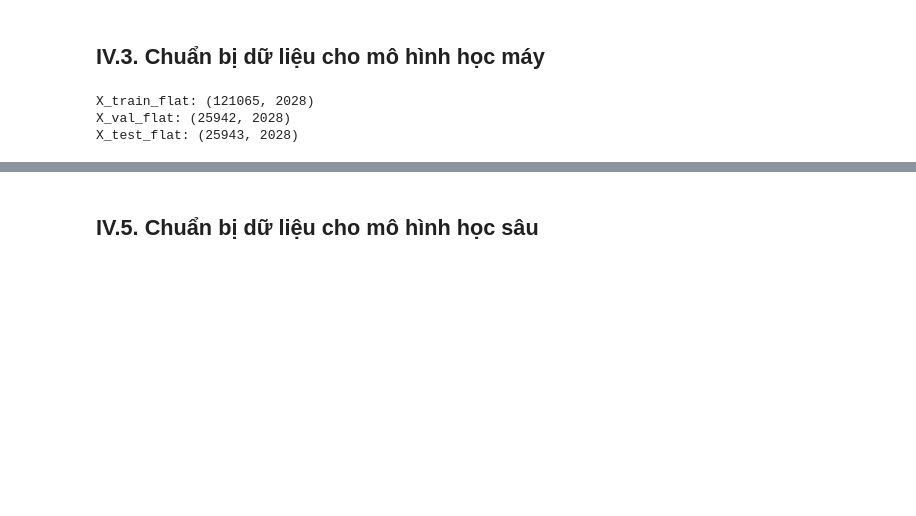
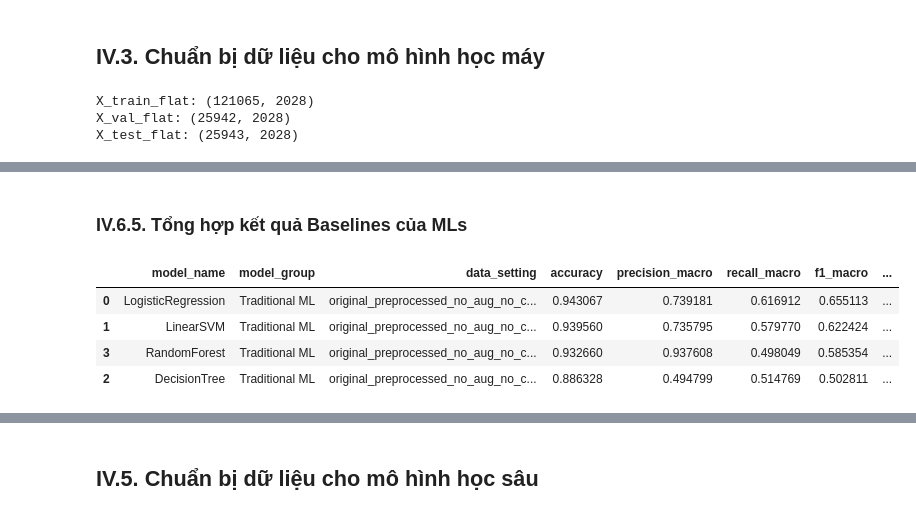
Before and after one commit to quangnguyen-james/wafermap-thesis, a Jupyter notebook: wafermap-classification-by-cae-and-lightweight.ipynb, the cells around one changed output, grey strips where cells are left out. Drawn from its saved outputs; the diff is of its cells as text; code cells hidden in the pictures; blank space fills up the shorter version.

```diff
--- a/wafermap-classification-by-cae-and-lightweight.ipynb
+++ b/wafermap-classification-by-cae-and-lightweight.ipynb
@@ -1415,3 +1588,17 @@ X_test_flat: (25943, 2028)
+# %% [markdown]
+### IV.6.5. Tổng hợp kết quả Baselines của MLs
+# %%
+ml_baseline_results_df = get_experiment_results_df()
+
+ml_baseline_results_df[
+    ml_baseline_results_df["model_group"] == "Traditional ML"
+].sort_values(by="f1_macro", ascending=False)
+# %% [output]
+|  | model_name | model_group | data_setting | accuracy | precision_macro | recall_macro | f1_macro | ... |
+| 0 | LogisticRegression | Traditional ML | original_preprocessed_no_aug_no_c... | 0.943067 | 0.739181 | 0.616912 | 0.655113 | ... |
+| 1 | LinearSVM | Traditional ML | original_preprocessed_no_aug_no_c... | 0.939560 | 0.735795 | 0.579770 | 0.622424 | ... |
+| 3 | RandomForest | Traditional ML | original_preprocessed_no_aug_no_c... | 0.932660 | 0.937608 | 0.498049 | 0.585354 | ... |
+| 2 | DecisionTree | Traditional ML | original_preprocessed_no_aug_no_c... | 0.886328 | 0.494799 | 0.514769 | 0.502811 | ... |
 # %%
 ml_models = {
     "LogisticRegression": LogisticRegression(
```
Also changed, not shown: parts of 15 cells of this notebook.
